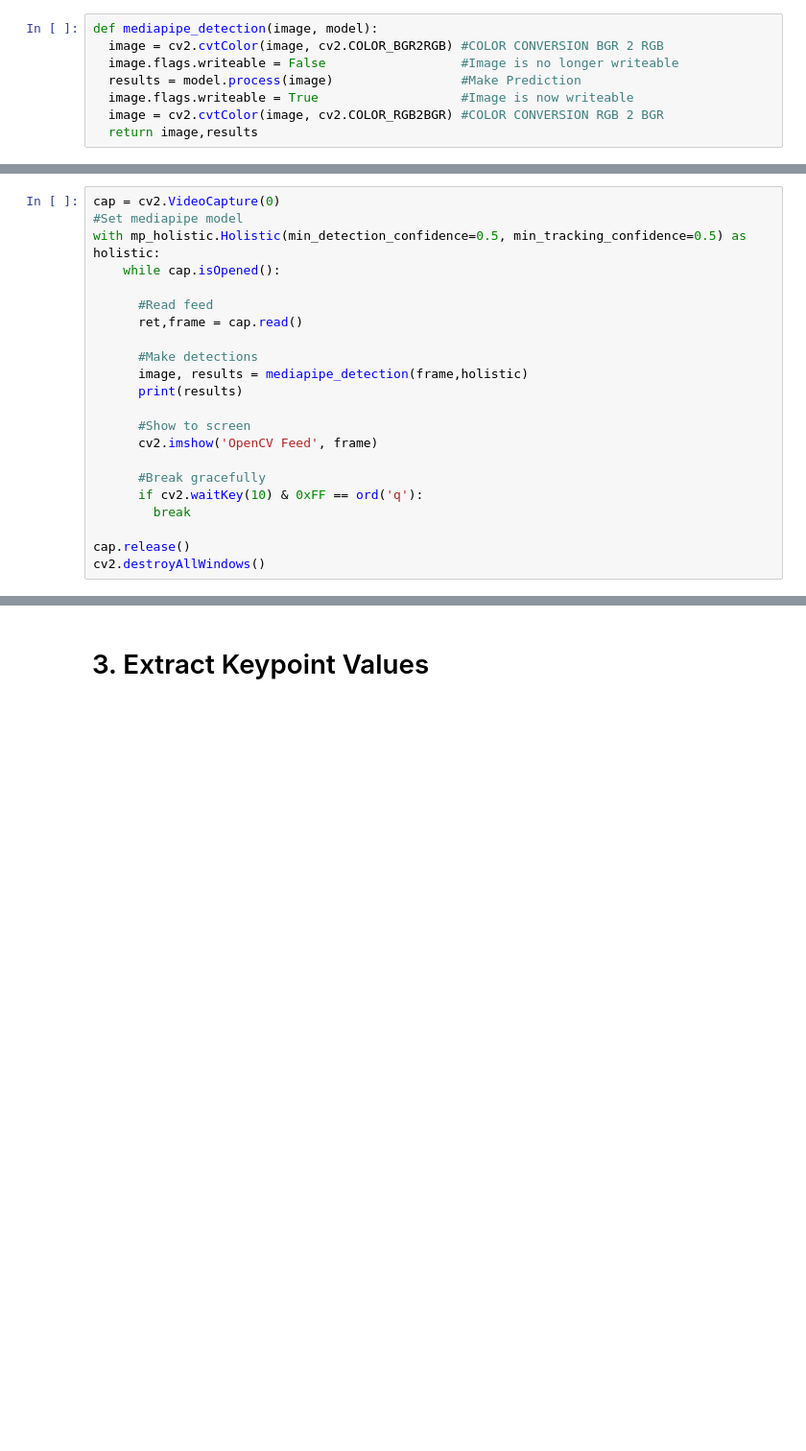
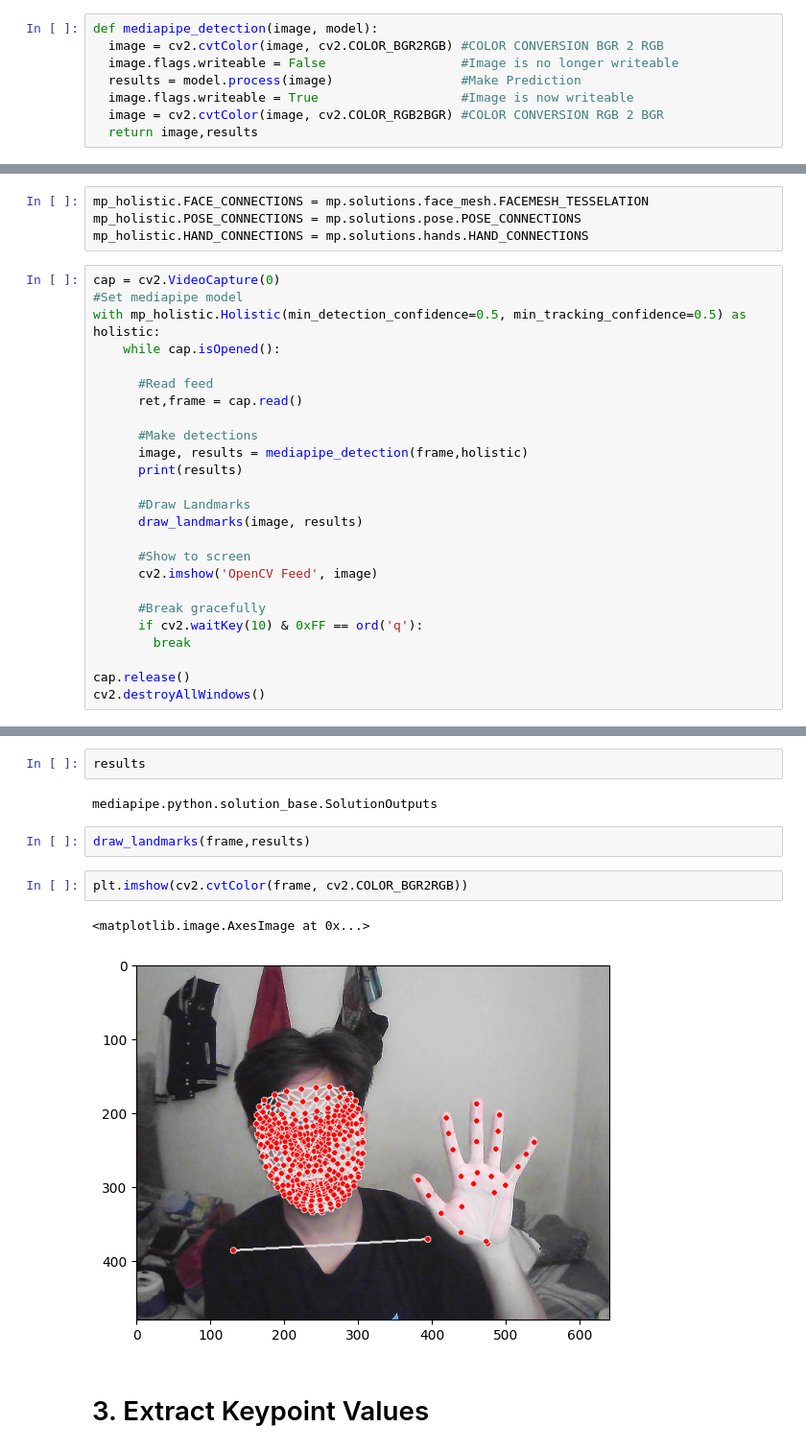
Before and after one commit to Devaaldo/sign-language, a Jupyter notebook: action_detection.ipynb, the cells around one changed output, grey strips where cells are left out. Shown at 96% size. Drawn from its saved outputs; the diff is of its cells as text; blank space fills up the shorter version.

Commit message:
add landmarks in video capture

```diff
--- a/action_detection.ipynb
+++ b/action_detection.ipynb
@@ -51,3 +92,7 @@ def draw_landmarks(image,results):
+# %%
+mp_holistic.FACE_CONNECTIONS = mp.solutions.face_mesh.FACEMESH_TESSELATION
+mp_holistic.POSE_CONNECTIONS = mp.solutions.pose.POSE_CONNECTIONS
+mp_holistic.HAND_CONNECTIONS = mp.solutions.hands.HAND_CONNECTIONS
 # %%
 cap = cv2.VideoCapture(0)
 #Set mediapipe model
@@ -61,8 +106,11 @@ with mp_holistic.Holistic(min_detection_confidence=0.5, min_tracking_confidence=
       image, results = mediapipe_detection(frame,holistic)
       print(results)
 
+      #Draw Landmarks
+      draw_landmarks(image, results)
+
       #Show to screen
-      cv2.imshow('OpenCV Feed', frame)
+      cv2.imshow('OpenCV Feed', image)
 
       #Break gracefully
       if cv2.waitKey(10) & 0xFF == ord('q'):
@@ -95,3 +143,14 @@ AttributeError: 'NoneType' object has no attribute 'landmark'
+# %%
+results
+# %% [output]
+mediapipe.python.solution_base.SolutionOutputs
+# %%
+draw_landmarks(frame,results)
+# %%
+plt.imshow(cv2.cvtColor(frame, cv2.COLOR_BGR2RGB))
+# %% [output]
+<matplotlib.image.AxesImage at 0x...>
+[figure, added]
 # %% [markdown]
 # 3. Extract Keypoint Values
 # %% [markdown]
```
Also changed, not shown: parts of 6 cells of this notebook.
